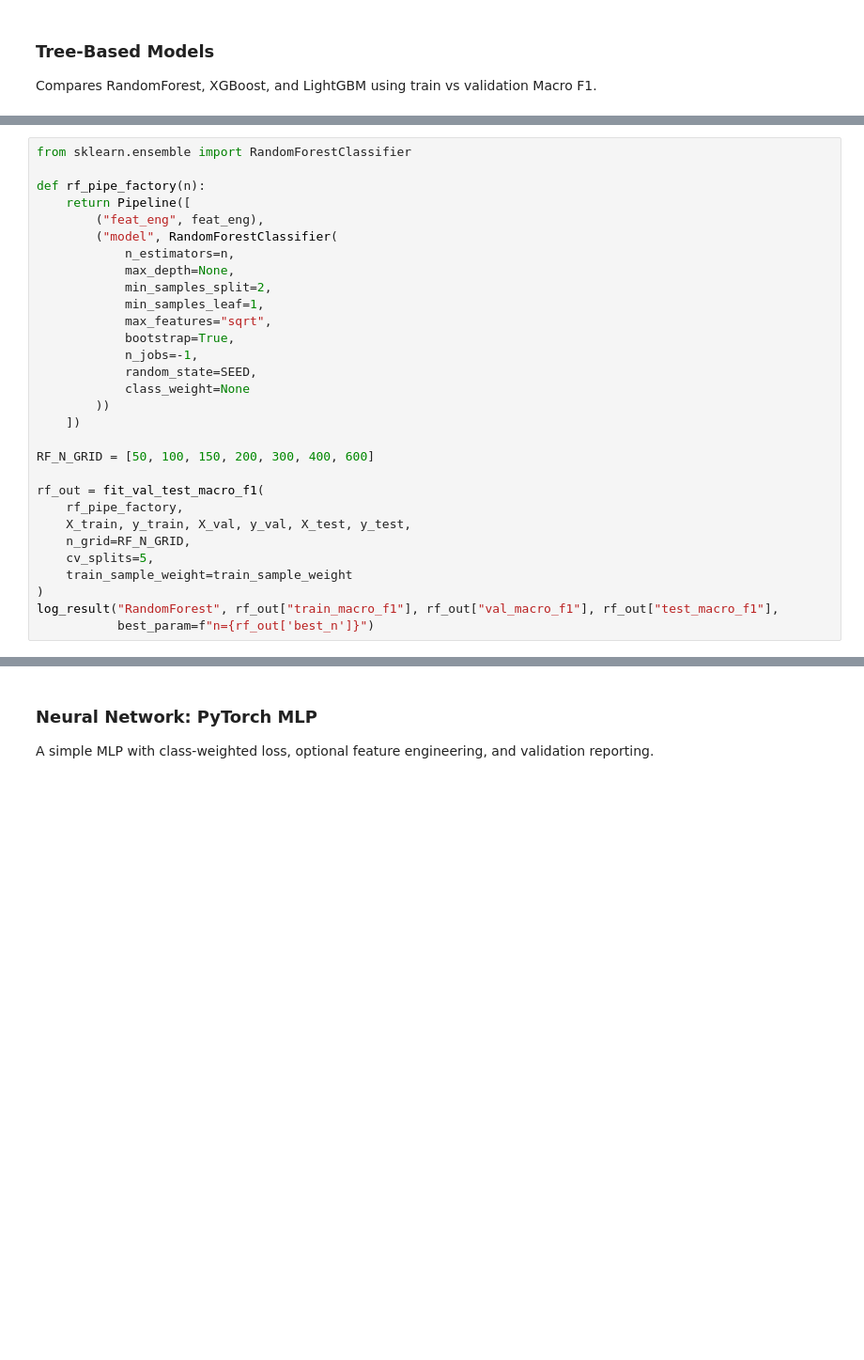
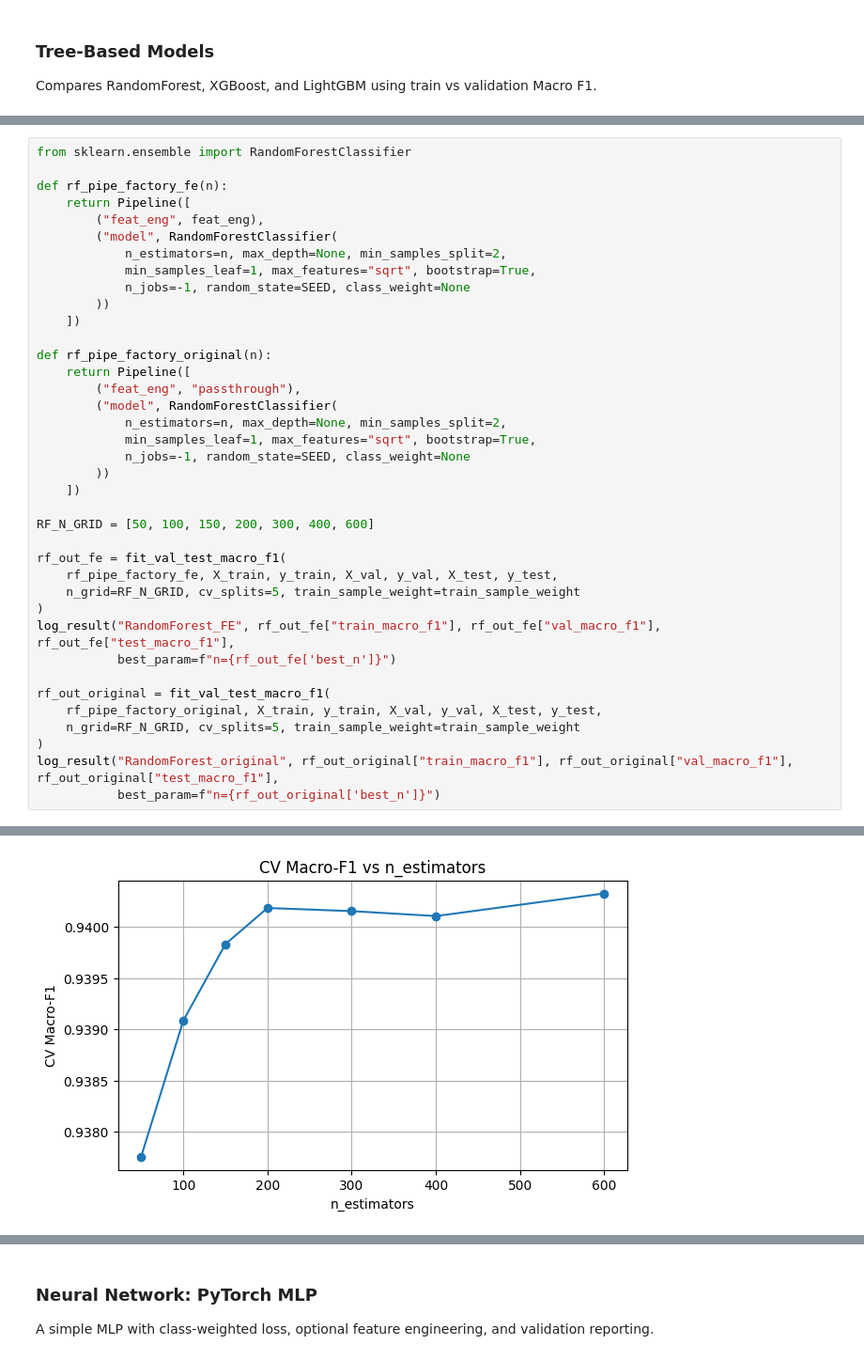
Before and after one commit to HuyDoan-2112/spotify-mood-mlops, a Jupyter notebook: notebooks/EDA.ipynb, the cells around one changed output, grey strips where cells are left out. Shown at 94% size. Cells and saved outputs as stored; diff of their text form; blank space fills up the shorter version.

```diff
--- a/notebooks/EDA.ipynb
+++ b/notebooks/EDA.ipynb
@@ -638,51 +717,60 @@ Class weights: {0: 0.8467766505194528, 1: 0.6528722267244518, 2: 1.4763491979177
 # %%
 from sklearn.ensemble import RandomForestClassifier
 
-def rf_pipe_factory(n):
+def rf_pipe_factory_fe(n):
     return Pipeline([
         ("feat_eng", feat_eng),
         ("model", RandomForestClassifier(
-            n_estimators=n,
-            max_depth=None,
-            min_samples_split=2,
-            min_samples_leaf=1,
-            max_features="sqrt",
-            bootstrap=True,
-            n_jobs=-1,
-            random_state=SEED,
-            class_weight=None
+            n_estimators=n, max_depth=None, min_samples_split=2,
+            min_samples_leaf=1, max_features="sqrt", bootstrap=True,
+            n_jobs=-1, random_state=SEED, class_weight=None
+        ))
+    ])
+
+def rf_pipe_factory_original(n):
+    return Pipeline([
+        ("feat_eng", "passthrough"),
+        ("model", RandomForestClassifier(
+            n_estimators=n, max_depth=None, min_samples_split=2,
+            min_samples_leaf=1, max_features="sqrt", bootstrap=True,
+            n_jobs=-1, random_state=SEED, class_weight=None
         ))
     ])
 
 RF_N_GRID = [50, 100, 150, 200, 300, 400, 600]
 
-rf_out = fit_val_test_macro_f1(
-    rf_pipe_factory,
-    X_train, y_train, X_val, y_val, X_test, y_test,
-    n_grid=RF_N_GRID,
-    cv_splits=5,
-    train_sample_weight=train_sample_weight
+rf_out_fe = fit_val_test_macro_f1(
+    rf_pipe_factory_fe, X_train, y_train, X_val, y_val, X_test, y_test,
+    n_grid=RF_N_GRID, cv_splits=5, train_sample_weight=train_sample_weight
 )
-log_result("RandomForest", rf_out["train_macro_f1"], rf_out["val_macro_f1"], rf_out["test_macro_f1"],
-           best_param=f"n={rf_out['best_n']}")
+log_result("RandomForest_FE", rf_out_fe["train_macro_f1"], rf_out_fe["val_macro_f1"], rf_out_fe["test_macro_f1"],
+           best_param=f"n={rf_out_fe['best_n']}")
+
+rf_out_original = fit_val_test_macro_f1(
+    rf_pipe_factory_original, X_train, y_train, X_val, y_val, X_test, y_test,
+    n_grid=RF_N_GRID, cv_splits=5, train_sample_weight=train_sample_weight
+)
+log_result("RandomForest_original", rf_out_original["train_macro_f1"], rf_out_original["val_macro_f1"], rf_out_original["test_macro_f1"],
+           best_param=f"n={rf_out_original['best_n']}")
 # %% [output]
 [figure]
 Best n_estimators (CV): 600 | best CV Macro-F1: 0.9377
 Train Macro-F1: 1.0000 | Val Macro-F1: 0.9384 | Test Macro-F1: 0.9388
 Gap (Train - Val): 0.0616
 
 [VAL] Classification report:
               precision    recall  f1-score   support
 
            0       0.95      0.93      0.94      8206
            1       0.92      0.95      0.93     10643
            2       0.92      0.89      0.90      4706
            3       0.97      0.97      0.97      4239
 
 ... (12 lines left out)
 
     accuracy                           0.94     27794
    macro avg       0.94      0.94      0.94     27794
 weighted avg       0.94      0.94      0.94     27794
 [figure]
 [figure]
+[figure, added]
```
Also changed, not shown: parts of 25 cells of this notebook.
